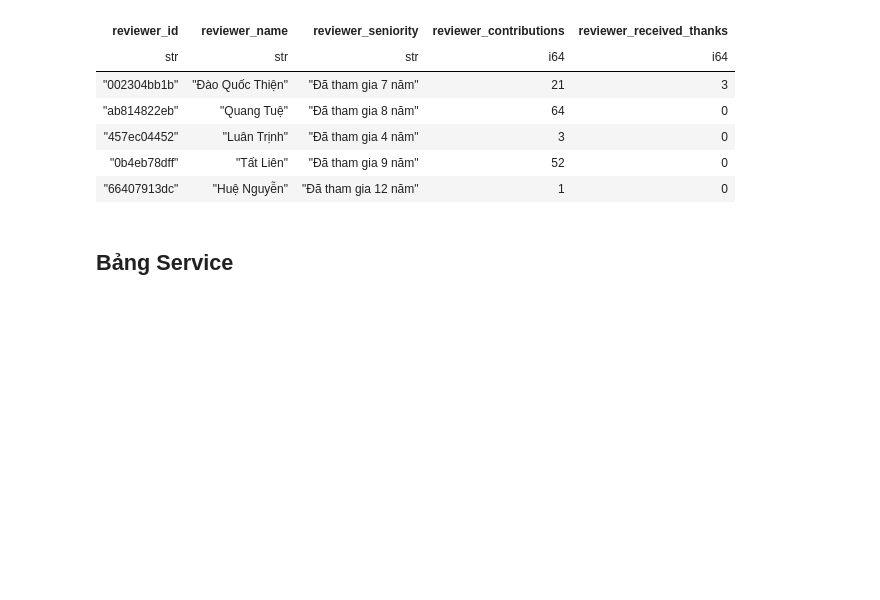
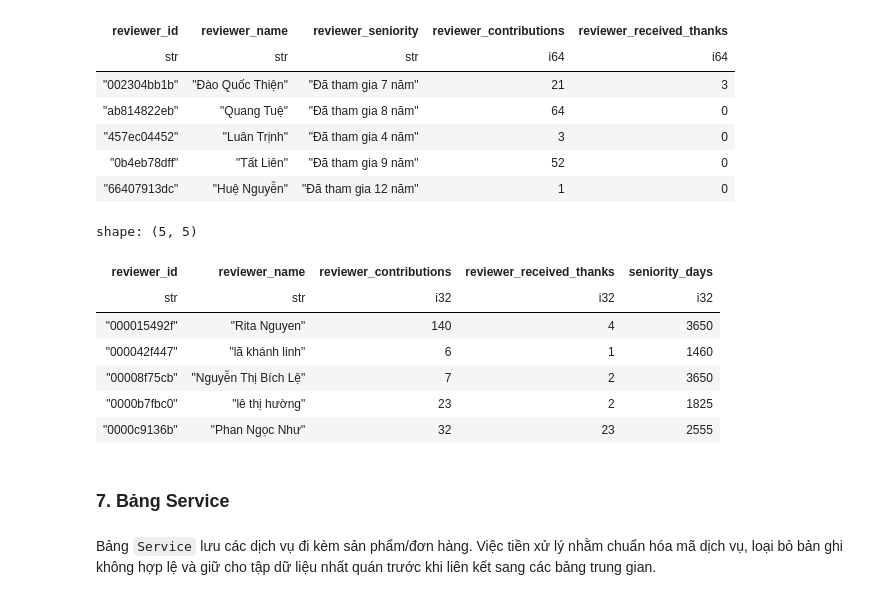
Before and after one commit to khoa26/ecommerce_analysis, a Jupyter notebook: notebooks/02_data_preprocessing.ipynb, the cells around one changed output. Drawn from its saved outputs; the diff is of its cells as text; code cells hidden in the pictures; blank space fills up the shorter version.

```diff
--- a/notebooks/02_data_preprocessing.ipynb
+++ b/notebooks/02_data_preprocessing.ipynb
@@ -398,8 +376,44 @@ shape: (5, 5)
 | "457ec04452" | "Luân Trịnh" | "Đã tham gia 4 năm" | 3 | 0 |
 | "0b4eb78dff" | "Tất Liên" | "Đã tham gia 9 năm" | 52 | 0 |
 | "66407913dc" | "Huệ Nguyễn" | "Đã tham gia 12 năm" | 1 | 0 |
+# %%
+df_reviewer = (
+    df_reviewer.unique(subset=["reviewer_id"], keep='first')
+    .with_columns([
+        pl.col("reviewer_id").str.strip_chars(),
+        pl.col("reviewer_name").str.strip_chars().fill_null("Ẩn danh"),
+        pl.col("reviewer_contributions").cast(pl.Int32).fill_null(0),
+        pl.col("reviewer_received_thanks").cast(pl.Int32).fill_null(0),
+
+        pl.col("reviewer_seniority").str.extract(r"(\d+)").cast(pl.Int32).fill_null(0).alias("seniority_num"),
+        pl.col("reviewer_seniority").str.extract(r"(năm|tháng|tuần|ngày)").str.to_lowercase().fill_null("ngày").alias("seniority_unit")
+    ])
+    .with_columns([
+        (
+            pl.col("seniority_num") * pl.when(pl.col("seniority_unit") == "năm").then(365)
+            .when(pl.col("seniority_unit") == "tháng").then(30)
+            .when(pl.col("seniority_unit") == "tuần").then(7)
+            .otherwise(1)
+        ).alias("seniority_days")
+    ])
+    .drop(["reviewer_seniority", "seniority_num", "seniority_unit"])
+    .sort(by=["reviewer_id"])
+)
+
+display(df_reviewer.head())
+# %% [output]
+shape: (5, 5)
+| reviewer_id | reviewer_name | reviewer_contributions | reviewer_received_thanks | seniority_days |
+| str | str | i32 | i32 | i32 |
+| "000015492f" | "Rita Nguyen" | 140 | 4 | 3650 |
+| "000042f447" | "lã khánh linh" | 6 | 1 | 1460 |
+| "00008f75cb" | "Nguyễn Thị Bích Lệ" | 7 | 2 | 3650 |
+| "0000b7fbc0" | "lê thị hường" | 23 | 2 | 1825 |
+| "0000c9136b" | "Phan Ngọc Như" | 32 | 23 | 2555 |
 # %% [markdown]
-## Bảng Service
+### 7. Bảng Service
+# %% [markdown]
+Bảng `Service` lưu các dịch vụ đi kèm sản phẩm/đơn hàng. Việc tiền xử lý nhằm chuẩn hóa mã dịch vụ, loại bỏ bản ghi không hợp lệ và giữ cho tập dữ liệu nhất quán trước khi liên kết sang các bảng trung gian.
 # %%
 print(f"Kích thước bảng Service: {df_service.shape}")
 print(f"Kiểu dữ liệu của bảng Service:\n{df_service.dtypes}")
```
Also changed, not shown: parts of 45 cells of this notebook, 3 other files.
